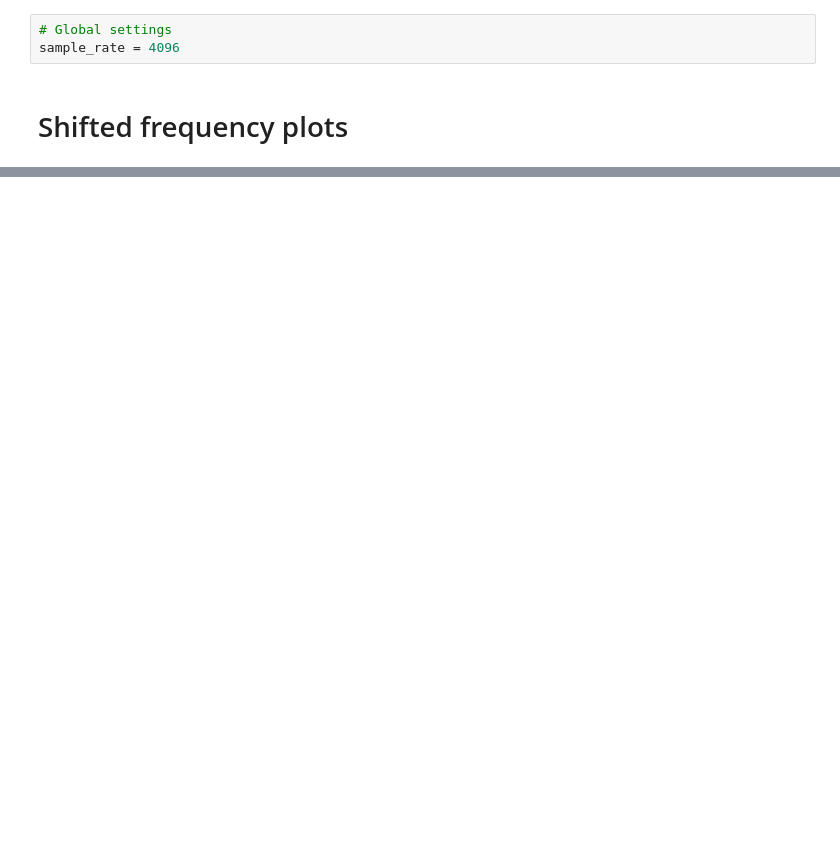
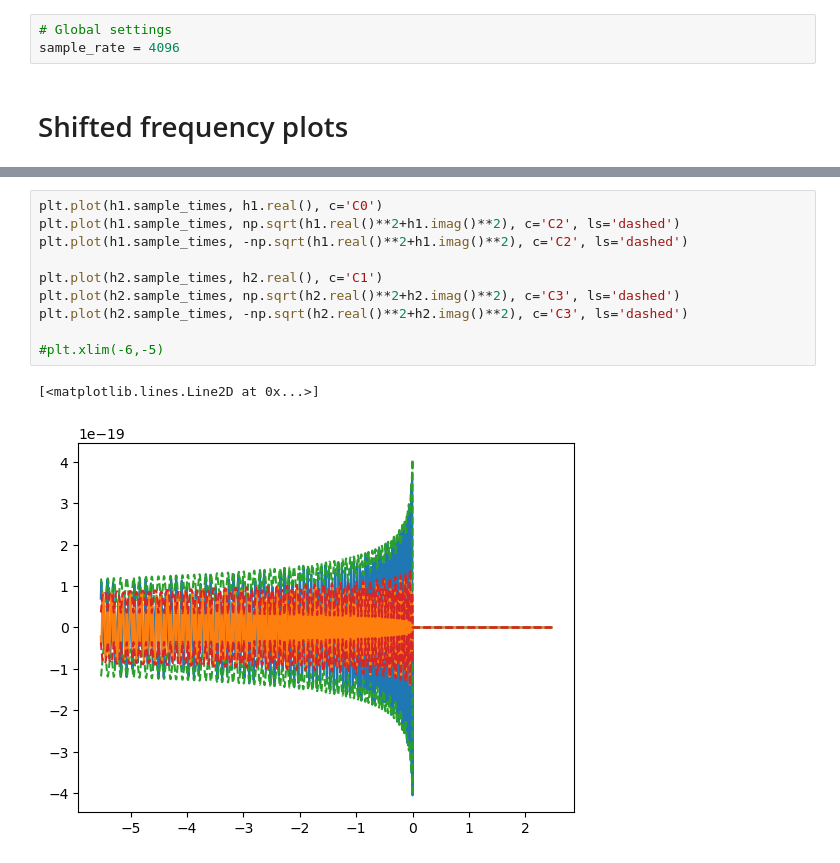
Before and after one commit to BenGPatterson/EccentricBinaries, a Jupyter notebook: notebooks/eccentric_decomposition.ipynb, the cells around one changed output, grey strips where cells are left out. Cells and saved outputs as stored; diff of their text form; blank space fills up the shorter version.

```diff
--- a/notebooks/eccentric_decomposition.ipynb
+++ b/notebooks/eccentric_decomposition.ipynb
@@ -82,0 +87,13 @@ plt.plot(fid_wf.sample_times, np.sqrt(fid_wf.real()**2+fid_wf.imag()**2))
+# %%
+plt.plot(h1.sample_times, h1.real(), c='C0')
+plt.plot(h1.sample_times, np.sqrt(h1.real()**2+h1.imag()**2), c='C2', ls='dashed')
+plt.plot(h1.sample_times, -np.sqrt(h1.real()**2+h1.imag()**2), c='C2', ls='dashed')
+
+plt.plot(h2.sample_times, h2.real(), c='C1')
+plt.plot(h2.sample_times, np.sqrt(h2.real()**2+h2.imag()**2), c='C3', ls='dashed')
+plt.plot(h2.sample_times, -np.sqrt(h2.real()**2+h2.imag()**2), c='C3', ls='dashed')
+
+#plt.xlim(-6,-5)
+# %% [output]
+[<matplotlib.lines.Line2D at 0x...>]
+[figure, added]
```
Also changed, not shown: parts of 8 cells of this notebook, 4 other files.
